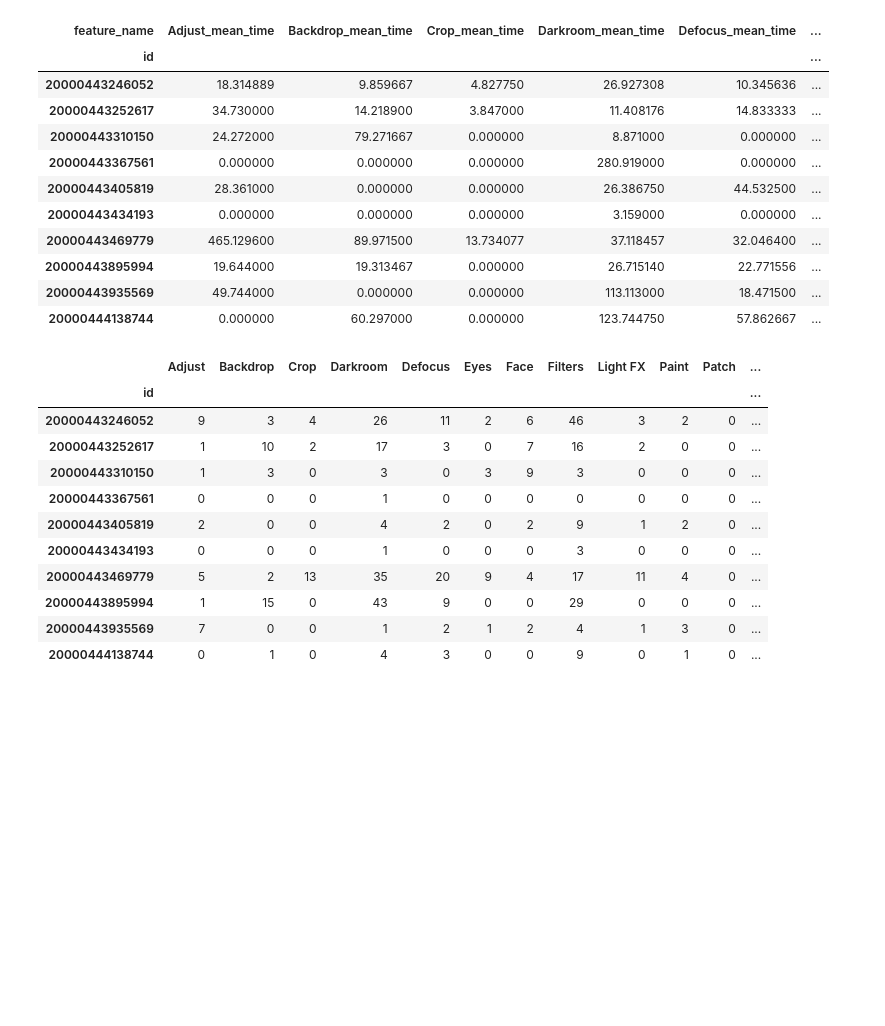
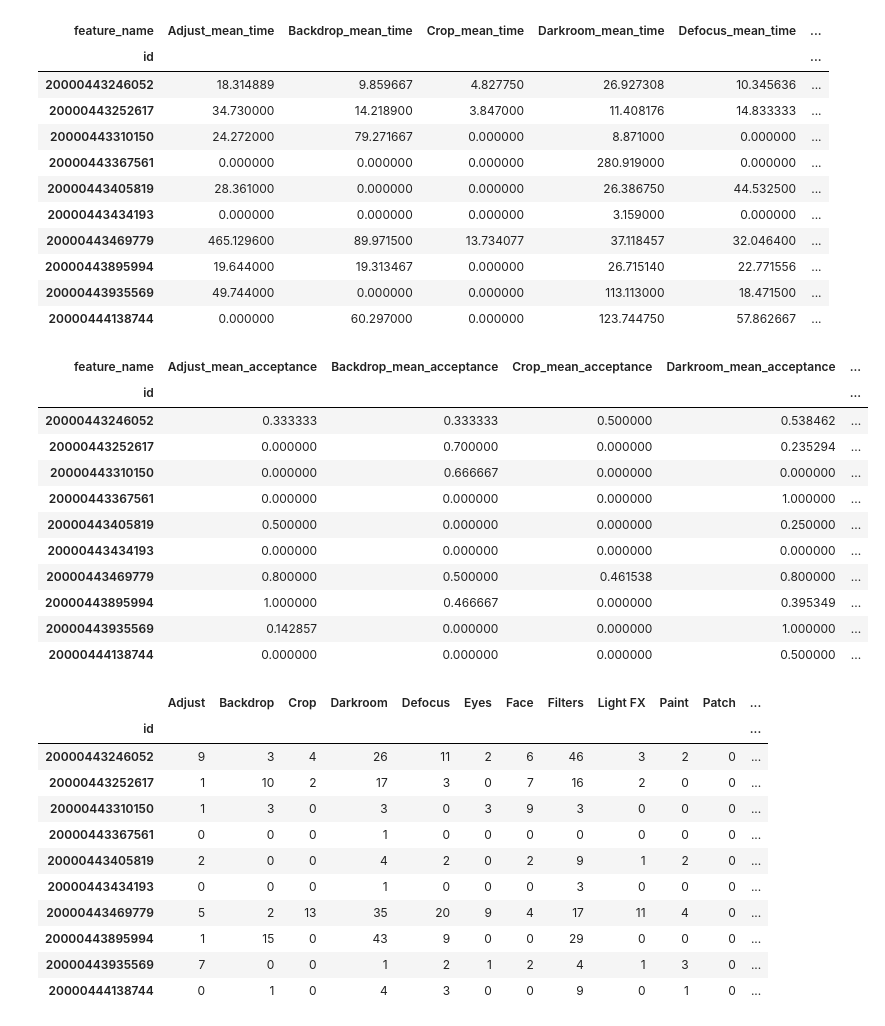
Before and after one commit to tomyitav/datahack-2018-challenge, a Jupyter notebook: datahack_2018.ipynb, the cells around one changed output. Drawn from its saved outputs; the diff is of its cells as text; code cells hidden in the pictures; blank space fills up the shorter version.

Commit message:
extract mean acceptance rate for FaceTune features

```diff
--- a/datahack_2018.ipynb
+++ b/datahack_2018.ipynb
@@ -211,6 +211,24 @@ users_usage_summaries.head(10)
 | 20000443895994 | 19.644000 | 19.313467 | 0.000000 | 26.715140 | 22.771556 | ... |
 | 20000443935569 | 49.744000 | 0.000000 | 0.000000 | 113.113000 | 18.471500 | ... |
 | 20000444138744 | 0.000000 | 60.297000 | 0.000000 | 123.744750 | 57.862667 | ... |
+# %%
+# extract mean acceptance rate for FaceTune features
+users_mean_acceptance_rate = pd.pivot_table(df_usage[['id', 'feature_name', 'accepted']], values='accepted', index=['id'], columns=['feature_name'], aggfunc=np.mean, fill_value=0)
+users_mean_acceptance_rate = users_mean_acceptance_rate.add_suffix('_mean_acceptance')
+users_mean_acceptance_rate.head(10)
+# %% [output]
+| feature_name | Adjust_mean_acceptance | Backdrop_mean_acceptance | Crop_mean_acceptance | Darkroom_mean_acceptance | ... |
+| id |  |  |  |  | ... |
+| 20000443246052 | 0.333333 | 0.333333 | 0.500000 | 0.538462 | ... |
+| 20000443252617 | 0.000000 | 0.700000 | 0.000000 | 0.235294 | ... |
+| 20000443310150 | 0.000000 | 0.666667 | 0.000000 | 0.000000 | ... |
+| 20000443367561 | 0.000000 | 0.000000 | 0.000000 | 1.000000 | ... |
+| 20000443405819 | 0.500000 | 0.000000 | 0.000000 | 0.250000 | ... |
+| 20000443434193 | 0.000000 | 0.000000 | 0.000000 | 0.000000 | ... |
+| 20000443469779 | 0.800000 | 0.500000 | 0.461538 | 0.800000 | ... |
+| 20000443895994 | 1.000000 | 0.466667 | 0.000000 | 0.395349 | ... |
+| 20000443935569 | 0.142857 | 0.000000 | 0.000000 | 1.000000 | ... |
+| 20000444138744 | 0.000000 | 0.000000 | 0.000000 | 0.500000 | ... |
 # %%
 #Let's create a table with statistic summaries: rows correspond to users; columns to various statistics:
 users_usage_summaries = pd.pivot_table(df_usage[['id', 'feature_name']], index=['id'], columns=['feature_name'], aggfunc=len, fill_value=0)
```
Also changed, not shown: parts of 1 cell of this notebook.
